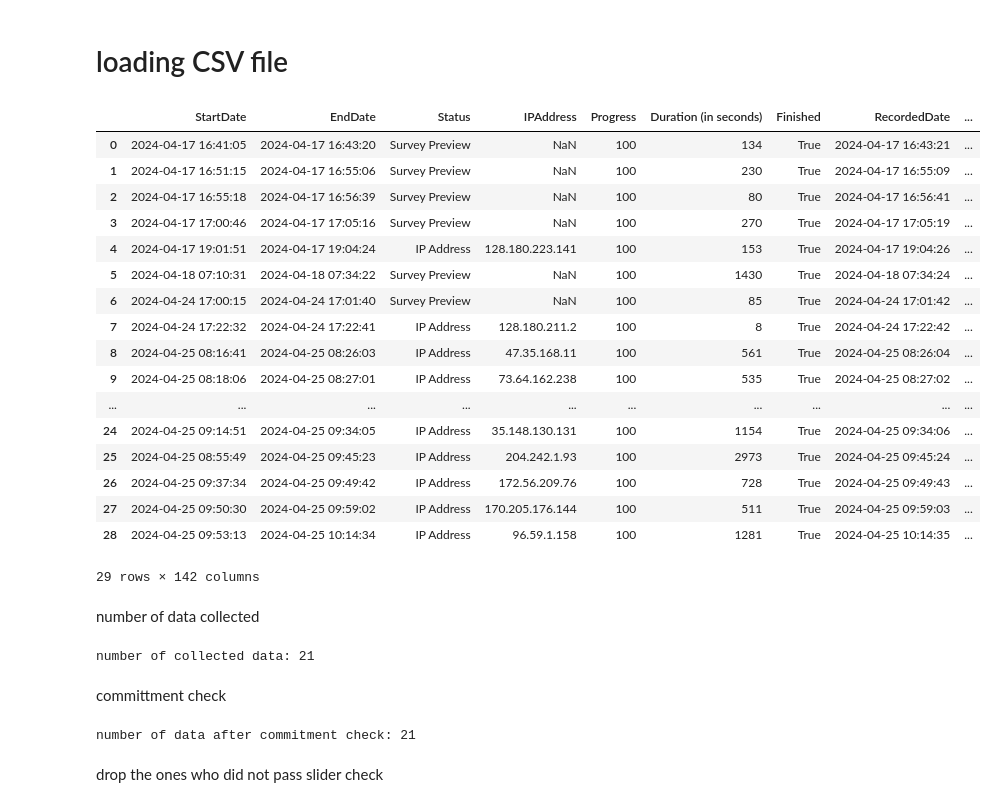
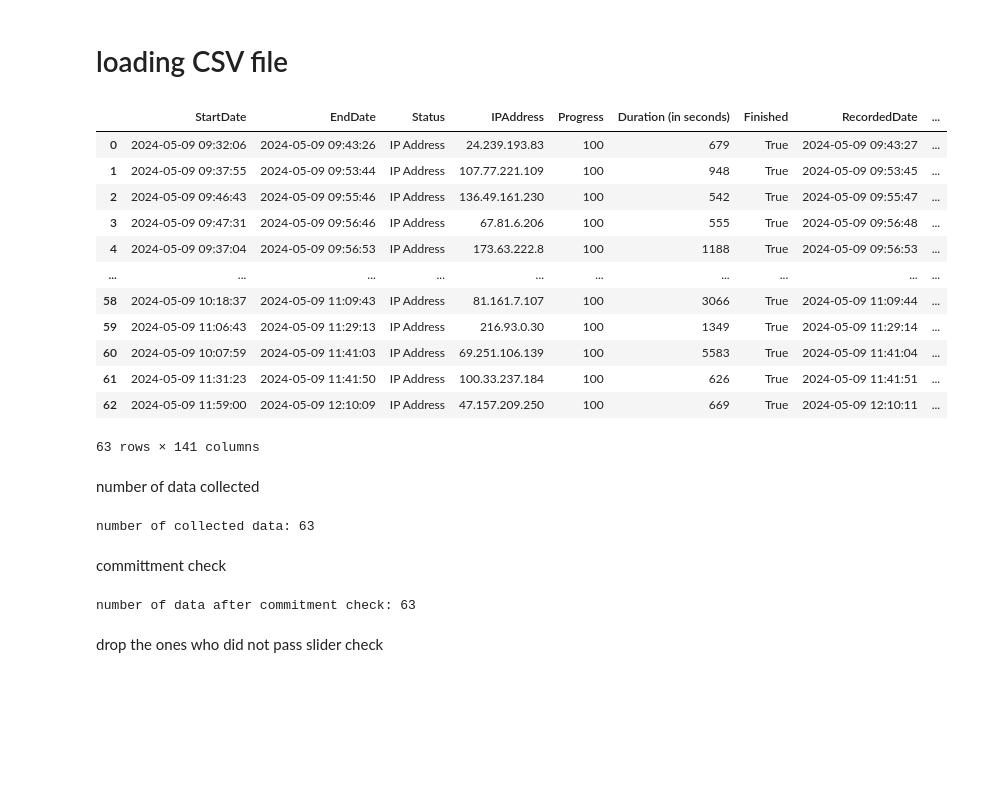
Before and after one commit to aminmarani/topic_modeling_comparison, a Jupyter notebook: data_analysis.ipynb, the cells around one changed output. Cells and saved outputs as stored; diff of their text form; code cells hidden in the pictures; blank space fills up the shorter version.

```diff
--- a/data_analysis.ipynb
+++ b/data_analysis.ipynb
@@ -7,41 +7,36 @@
 # %%
 import pandas as pd
 
-df = pd.read_csv('./data/qualtrics_pilot/Topic_Item_Assessment.csv').iloc[2:].reset_index().drop(columns=['index'])
+df = pd.read_csv('./data/qualtrics_pilot/Topic_Item_Assessment_usefulness.csv').iloc[2:].reset_index().drop(columns=['index'])
 df
 # %% [output]
 |  | StartDate | EndDate | Status | IPAddress | Progress | Duration (in seconds) | Finished | RecordedDate | ... |
-| 0 | 2024-04-17 16:41:05 | 2024-04-17 16:43:20 | Survey Preview | NaN | 100 | 134 | True | 2024-04-17 16:43:21 | ... |
-| 1 | 2024-04-17 16:51:15 | 2024-04-17 16:55:06 | Survey Preview | NaN | 100 | 230 | True | 2024-04-17 16:55:09 | ... |
-| 2 | 2024-04-17 16:55:18 | 2024-04-17 16:56:39 | Survey Preview | NaN | 100 | 80 | True | 2024-04-17 16:56:41 | ... |
-| 3 | 2024-04-17 17:00:46 | 2024-04-17 17:05:16 | Survey Preview | NaN | 100 | 270 | True | 2024-04-17 17:05:19 | ... |
-| 4 | 2024-04-17 19:01:51 | 2024-04-17 19:04:24 | IP Address | 128.180.223.141 | 100 | 153 | True | 2024-04-17 19:04:26 | ... |
-| 5 | 2024-04-18 07:10:31 | 2024-04-18 07:34:22 | Survey Preview | NaN | 100 | 1430 | True | 2024-04-18 07:34:24 | ... |
-| 6 | 2024-04-24 17:00:15 | 2024-04-24 17:01:40 | Survey Preview | NaN | 100 | 85 | True | 2024-04-24 17:01:42 | ... |
-| 7 | 2024-04-24 17:22:32 | 2024-04-24 17:22:41 | IP Address | 128.180.211.2 | 100 | 8 | True | 2024-04-24 17:22:42 | ... |
-| 8 | 2024-04-25 08:16:41 | 2024-04-25 08:26:03 | IP Address | 47.35.168.11 | 100 | 561 | True | 2024-04-25 08:26:04 | ... |
-| 9 | 2024-04-25 08:18:06 | 2024-04-25 08:27:01 | IP Address | 73.64.162.238 | 100 | 535 | True | 2024-04-25 08:27:02 | ... |
+| 0 | 2024-05-09 09:32:06 | 2024-05-09 09:43:26 | IP Address | 24.239.193.83 | 100 | 679 | True | 2024-05-09 09:43:27 | ... |
+| 1 | 2024-05-09 09:37:55 | 2024-05-09 09:53:44 | IP Address | 107.77.221.109 | 100 | 948 | True | 2024-05-09 09:53:45 | ... |
+| 2 | 2024-05-09 09:46:43 | 2024-05-09 09:55:46 | IP Address | 136.49.161.230 | 100 | 542 | True | 2024-05-09 09:55:47 | ... |
+| 3 | 2024-05-09 09:47:31 | 2024-05-09 09:56:46 | IP Address | 67.81.6.206 | 100 | 555 | True | 2024-05-09 09:56:48 | ... |
+| 4 | 2024-05-09 09:37:04 | 2024-05-09 09:56:53 | IP Address | 173.63.222.8 | 100 | 1188 | True | 2024-05-09 09:56:53 | ... |
 | ... | ... | ... | ... | ... | ... | ... | ... | ... | ... |
-| 24 | 2024-04-25 09:14:51 | 2024-04-25 09:34:05 | IP Address | 35.148.130.131 | 100 | 1154 | True | 2024-04-25 09:34:06 | ... |
-| 25 | 2024-04-25 08:55:49 | 2024-04-25 09:45:23 | IP Address | 204.242.1.93 | 100 | 2973 | True | 2024-04-25 09:45:24 | ... |
-| 26 | 2024-04-25 09:37:34 | 2024-04-25 09:49:42 | IP Address | 172.56.209.76 | 100 | 728 | True | 2024-04-25 09:49:43 | ... |
-| 27 | 2024-04-25 09:50:30 | 2024-04-25 09:59:02 | IP Address | 170.205.176.144 | 100 | 511 | True | 2024-04-25 09:59:03 | ... |
-| 28 | 2024-04-25 09:53:13 | 2024-04-25 10:14:34 | IP Address | 96.59.1.158 | 100 | 1281 | True | 2024-04-25 10:14:35 | ... |
+| 58 | 2024-05-09 10:18:37 | 2024-05-09 11:09:43 | IP Address | 81.161.7.107 | 100 | 3066 | True | 2024-05-09 11:09:44 | ... |
+| 59 | 2024-05-09 11:06:43 | 2024-05-09 11:29:13 | IP Address | 216.93.0.30 | 100 | 1349 | True | 2024-05-09 11:29:14 | ... |
+| 60 | 2024-05-09 10:07:59 | 2024-05-09 11:41:03 | IP Address | 69.251.106.139 | 100 | 5583 | True | 2024-05-09 11:41:04 | ... |
+| 61 | 2024-05-09 11:31:23 | 2024-05-09 11:41:50 | IP Address | 100.33.237.184 | 100 | 626 | True | 2024-05-09 11:41:51 | ... |
+| 62 | 2024-05-09 11:59:00 | 2024-05-09 12:10:09 | IP Address | 47.157.209.250 | 100 | 669 | True | 2024-05-09 12:10:11 | ... |
-29 rows × 142 columns
+63 rows × 141 columns
 # %% [markdown]
 number of data collected
 # %%
 df = df[df.prolific_id_question.str.len() > 5]
 print('number of collected data: {0}'.format(len(df)))
 # %% [output]
-number of collected data: 21
+number of collected data: 63
 # %% [markdown]
 committment check
 # %%
 df = df[df.Commitment_question == 'Yes, I will.']
 print('number of data after commitment check: {0}'.format(len(df)))
 # %% [output]
-number of data after commitment check: 21
+number of data after commitment check: 63
 # %% [markdown]
 drop the ones who did not pass slider check
 # %%
```
Also changed, not shown: parts of 7 cells of this notebook, 2 other files.
